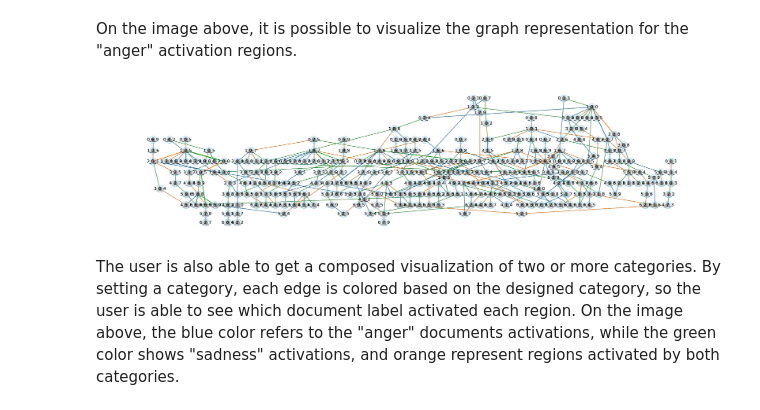
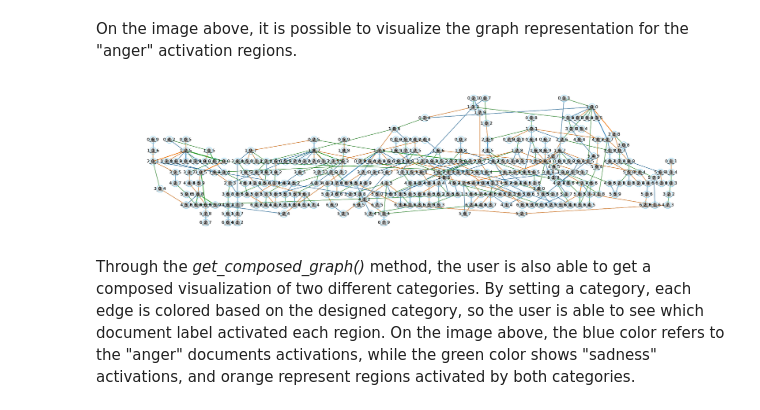
Before and after one commit to explic-ai/LLM-MRI, a Jupyter notebook: examples/Emotions.ipynb, the cells around one changed output. Drawn from its saved outputs; the diff is of its cells as text; code cells hidden in the pictures.

Commit message:
updating get composed function and directory name

```diff
--- a/examples/Emotions.ipynb
+++ b/examples/Emotions.ipynb
@@ -118,18 +118,13 @@ plt.show()
 [figure]
 # %% [markdown]
 On the image above, it is possible to visualize the graph representation for the "anger" activation regions.
-# %%
-g_sad = llm_mri.get_graph(category_name="sadness")
-g_anger = llm_mri.get_graph(category_name="anger")
-g_composed = nx.compose(g_sad, g_anger)
-
-duplicates = list(set(g_sad.edges) & set(g_anger.edges))
-for e in duplicates : g_composed.edges[e]['label'] = 2
-
-g_composed_img = llm_mri.get_graph_image(g_composed)
-plt.box(False)
-plt.show()
-# %% [output]
-[figure, removed]
+# %%
+g_composed = llm_mri.get_composed_graph("sadness", "anger")
+g_composed_img = llm_mri.get_graph_image(g_composed)
+
+plt.box(False)
+plt.show()
+# %% [output]
+[figure, added]
 # %% [markdown]
-The user is also able to get a composed visualization of two or more categories. By setting a category, each edge is colored based on the designed category, so the user is able to see which document label activated each region. On the image above, the blue color refers to the "anger" documents activations, while the green color shows "sadness" activations, and orange represent regions activated by both categories.
+Through the _get_composed_graph()_ method, the user is also able to get a composed visualization of two different categories. By setting a category, each edge is colored based on the designed category, so the user is able to see which document label activated each region. On the image above, the blue color refers to the "anger" documents activations, while the green color shows "sadness" activations, and orange represent regions activated by both categories.
```
Also changed, not shown: parts of 1 cell of this notebook, 4 other files.
